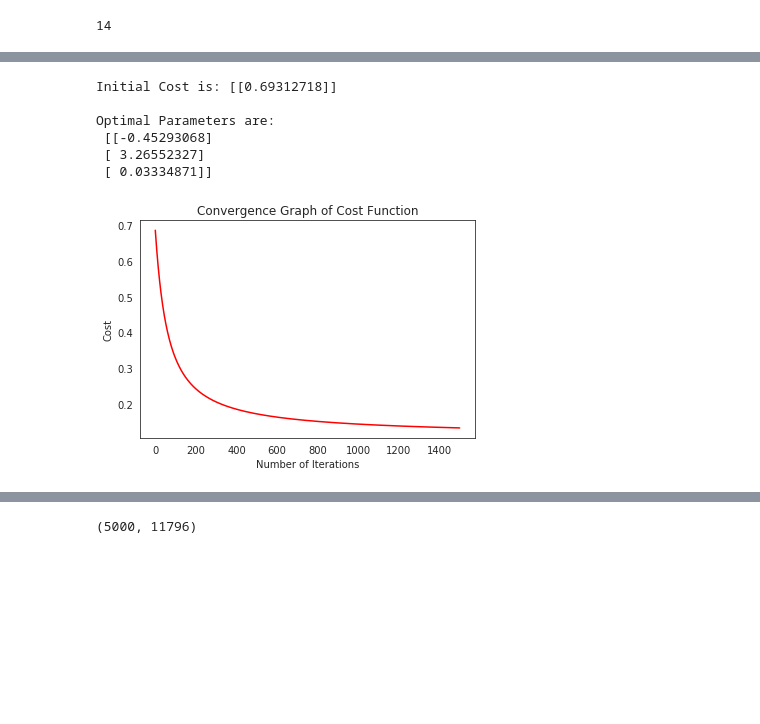
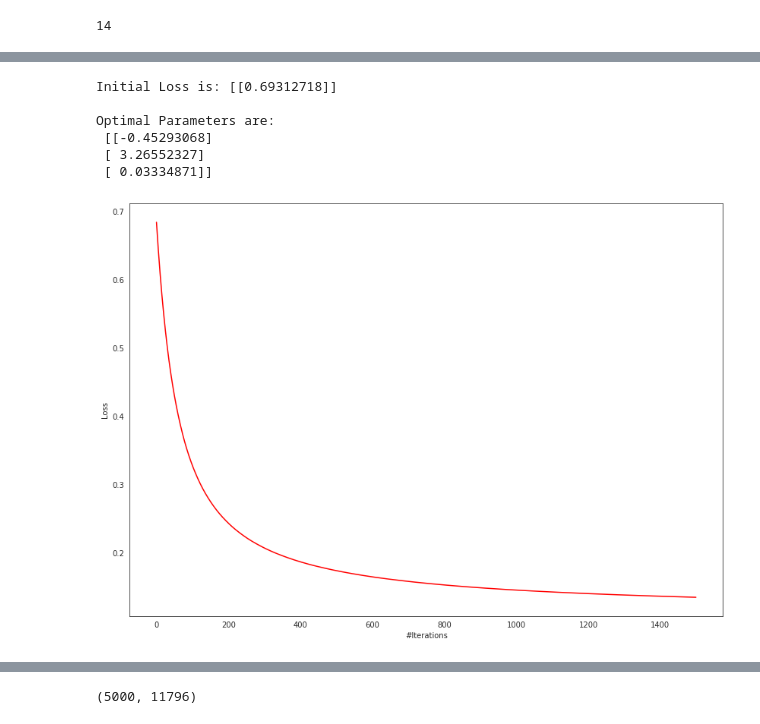
Before and after one commit to wrk1231/DataAnalysis-ML, a Jupyter notebook: Project - Logistic Regression.ipynb, the cells around one changed output, grey strips where cells are left out. Saved outputs shown, nothing was run; the diff lists cells and outputs as text; code cells hidden in the pictures; blank space fills up the shorter version.

```diff
--- a/Project - Logistic Regression.ipynb
+++ b/Project - Logistic Regression.ipynb
@@ -29,11 +84,12 @@ a@b
 def sigmoid(x):
     return 1 / (1 + np.exp(-x))
 # %%
-def compute_cost(X, y, theta):
+def loss_function(X, y, theta):
 
     m = len(y)
     h = sigmoid(X @ theta)
     epsilon = 1e-5
+    ## Cost function based on our mathematical expression
     cost = (1/m)*(((-y).T @ np.log(h + epsilon))-((1-y).T @ np.log(1-h + epsilon)))
 
     return cost
@@ -44,7 +100,7 @@ def gradient_descent(X, y, params, learning_rate, iterations):
 
     for i in range(iterations):
         params = params - (learning_rate/m) * (X.T @ (sigmoid(X @ params) - y))
-        cost_history[i] = compute_cost(X, y, params)
+        cost_history[i] = loss_function(X, y, params)
 
     return (cost_history, params)
 # %%
@@ -53,8 +109,4 @@ def predict(X, params):
 # %%
 X, y = make_classification(n_samples=500, n_features=2, n_redundant=0, n_informative=1,
                              n_clusters_per_class=1, random_state=14)
-
-y = y[:,np.newaxis]
-
-sns.set_style('white')
-sns.scatterplot(X[:,0],X[:,1],hue=y.reshape(-1));
+y = y.reshape(len(y), -1)
@@ -63,36 +132,27 @@ sns.scatterplot(X[:,0],X[:,1],hue=y.reshape(-1));
 # %%
-m = len(y)
+initial_loss = loss_function(X, y, params)
 
-X = np.hstack((np.ones((m,1)),X))
-n = np.size(X,1)
-params = np.zeros((n,1))
-
-iterations = 1500
-learning_rate = 0.03
-
-initial_cost = compute_cost(X, y, params)
-
-print("Initial Cost is: {} \n".format(initial_cost))
+print("Initial Loss is: {} \n".format(initial_loss))
 
 (cost_history, params_optimal) = gradient_descent(X, y, params, learning_rate, iterations)
 
 print("Optimal Parameters are: \n", params_optimal, "\n")
 
-plt.figure()
-sns.set_style('white')
-plt.plot(range(len(cost_history)), cost_history, 'r')
-plt.title("Convergence Graph of Cost Function")
-plt.xlabel("Number of Iterations")
-plt.ylabel("Cost")
-plt.show()
+fig = plt.figure(figsize=(14,10))
+ax = plt.axes()
+
+ax.plot(range(len(cost_history)), cost_history, 'r')
+
+ax.set_xlabel("#Iterations")
+ax.set_ylabel("Loss");
 # %% [output]
-Initial Cost is: [[0.69312718]]
+Initial Loss is: [[0.69312718]]
 
 Optimal Parameters are:
  [[-0.45293068]
  [ 3.26552327]
  [ 0.03334871]]
-[figure, old version]
+[figure, new version]
 # %%
 import pandas as pd
 from textblob import Word
```
Also changed, not shown: parts of 29 cells of this notebook.
